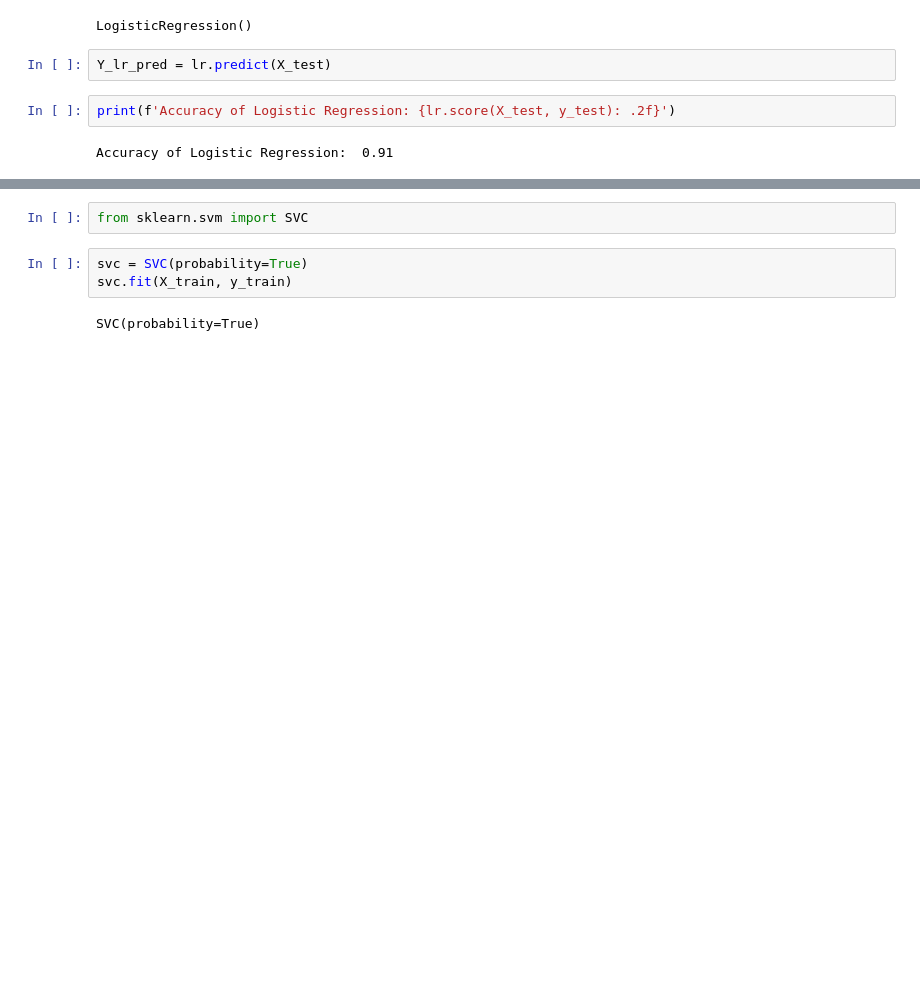
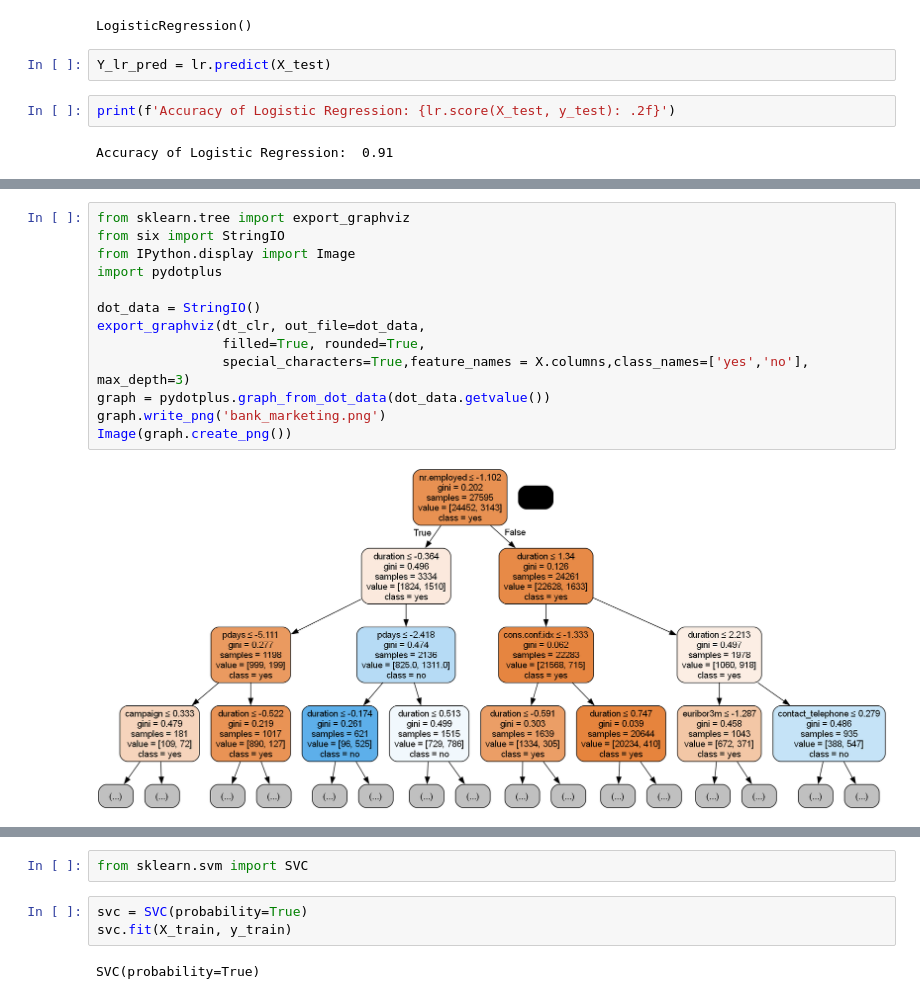
Before and after one commit to Elvis-Jekir/bank_marketing, a Jupyter notebook: bank_marketing.ipynb, the cells around one changed output, grey strips where cells are left out. Saved outputs shown, nothing was run; the diff lists cells and outputs as text; blank space fills up the shorter version.

```diff
--- a/bank_marketing.ipynb
+++ b/bank_marketing.ipynb
@@ -236,0 +272,15 @@ weighted avg       0.90      0.91      0.90      8238
+# %%
+from sklearn.tree import export_graphviz
+from six import StringIO
+from IPython.display import Image
+import pydotplus
+
+dot_data = StringIO()
+export_graphviz(dt_clr, out_file=dot_data,
+                filled=True, rounded=True,
+                special_characters=True,feature_names = X.columns,class_names=['yes','no'], max_depth=3)
+graph = pydotplus.graph_from_dot_data(dot_data.getvalue())
+graph.write_png('bank_marketing.png')
+Image(graph.create_png())
+# %% [output]
+[figure, added]
```
Also changed, not shown: parts of 23 cells of this notebook, 1 other file.
